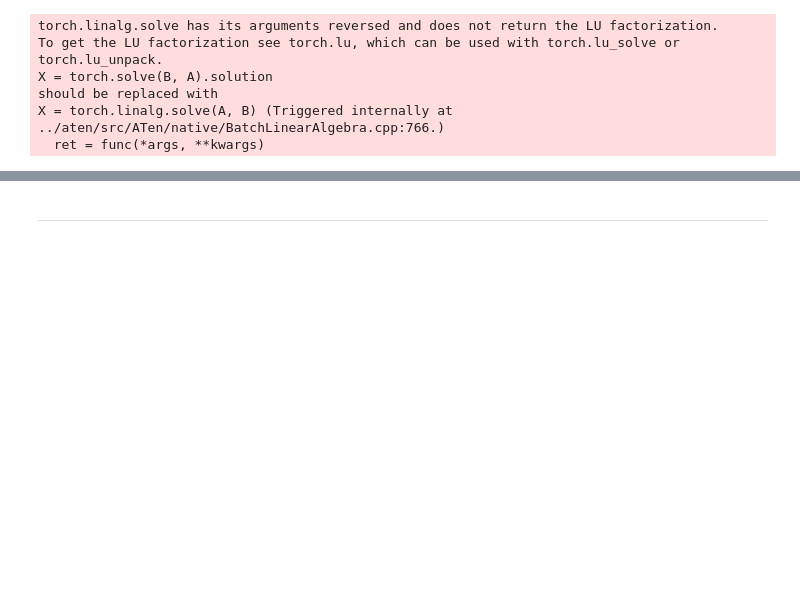
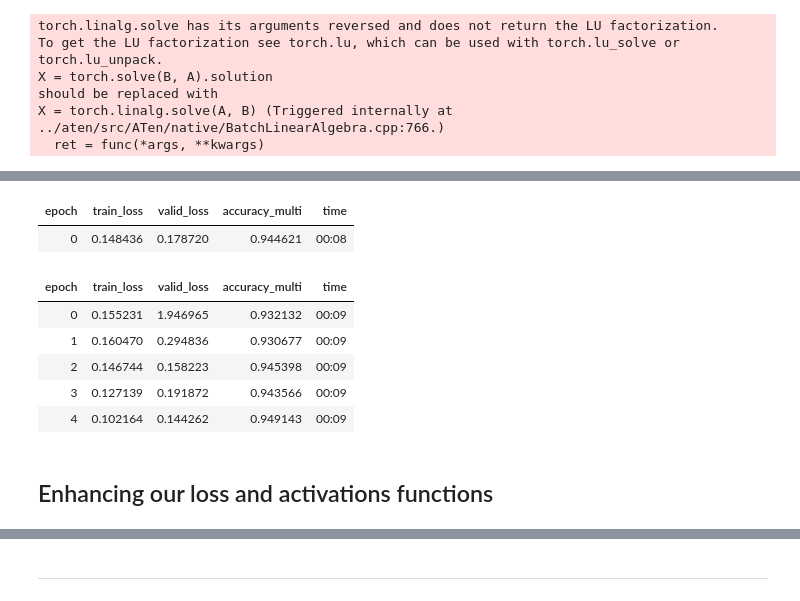
Before and after one commit to florent-haffner/datascience-playground, a Jupyter notebook: notebooks/fastai - multilabel classification.ipynb, the cells around one changed output, grey strips where cells are left out. Cells and saved outputs as stored; diff of their text form; code cells hidden in the pictures; blank space fills up the shorter version.

```diff
--- a/notebooks/fastai - multilabel classification.ipynb
+++ b/notebooks/fastai - multilabel classification.ipynb
@@ -67,0 +76,13 @@ SuggestedLRs(valley=0.0010000000474974513)
+# %%
+learn.fine_tune(epochs=5, base_lr=3e-2)
+# %% [output]
+| epoch | train_loss | valid_loss | accuracy_multi | time |
+| 0 | 0.148436 | 0.178720 | 0.944621 | 00:08 |
+| epoch | train_loss | valid_loss | accuracy_multi | time |
+| 0 | 0.155231 | 1.946965 | 0.932132 | 00:09 |
+| 1 | 0.160470 | 0.294836 | 0.930677 | 00:09 |
+| 2 | 0.146744 | 0.158223 | 0.945398 | 00:09 |
+| 3 | 0.127139 | 0.191872 | 0.943566 | 00:09 |
+| 4 | 0.102164 | 0.144262 | 0.949143 | 00:09 |
+# %% [markdown]
+## Enhancing our loss and activations functions
```
Also changed, not shown: parts of 49 cells of this notebook, 4 other files.
